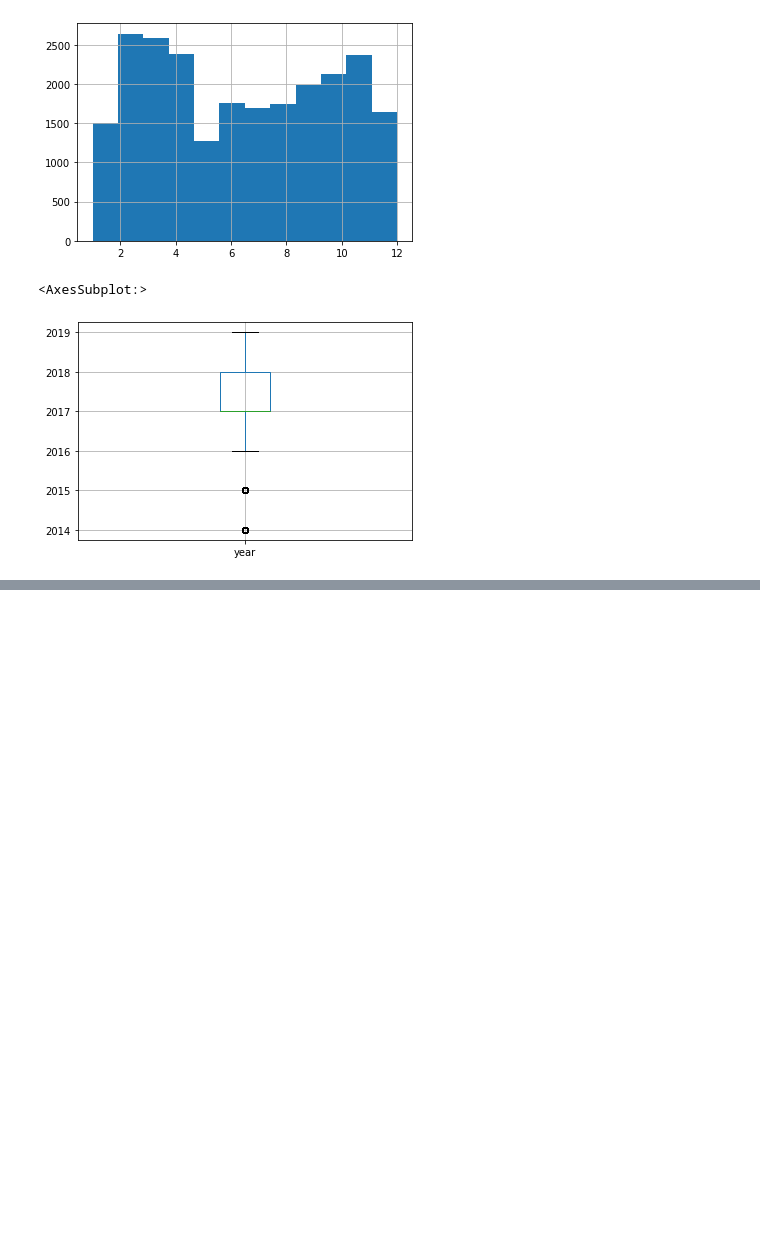
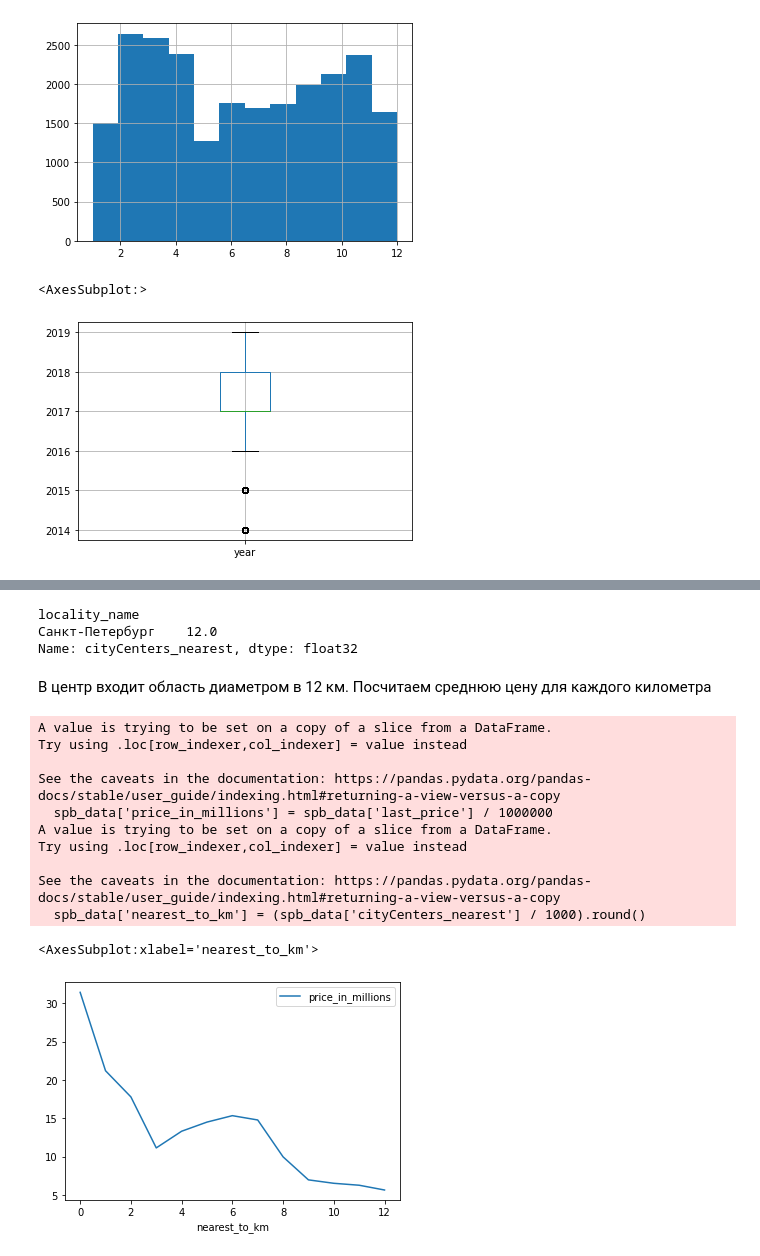
Before and after one commit to versus666jzx/practicum_ds, a Jupyter notebook: market_value_of_real_estate_research/notebooks/market_price.ipynb, the cells around one changed output, grey strips where cells are left out. Cells and saved outputs as stored; diff of their text form; code cells hidden in the pictures; blank space fills up the shorter version.

```diff
--- a/market_value_of_real_estate_research/notebooks/market_price.ipynb
+++ b/market_value_of_real_estate_research/notebooks/market_price.ipynb
@@ -564,0 +596,32 @@ print(f'int8: {2**8}; int16: {2**16}, int32: {2**32}, int64: {2**64}')
+# %%
+(data.query("locality_name == 'Санкт-Петербург'")
+ .pivot_table(index='locality_name', values='cityCenters_nearest', aggfunc='mean')['cityCenters_nearest'] / 1000).round()
+# %% [output]
+locality_name
+Санкт-Петербург    12.0
+Name: cityCenters_nearest, dtype: float32
+# %% [markdown]
+В центр входит область диаметром в 12 км.
+Посчитаем среднюю цену для каждого километра
+# %%
+# выберем объявления по СпБ с квартирами не дальше 12км
+spb_data = data.query("locality_name == 'Санкт-Петербург' and cityCenters_nearest <= 12000")
+# создадим столбец с ценой в млн. р.
+spb_data['price_in_millions'] = spb_data['last_price'] / 1000000
+# создадим столбец с расстоянием до центра в км
+spb_data['nearest_to_km'] = (spb_data['cityCenters_nearest'] / 1000).round()
+# создадим сводную таблицу с средней ценой за каждый км
+spb_data.pivot_table(index='nearest_to_km', values='price_in_millions', aggfunc='mean').plot()
+# %% [output]
+A value is trying to be set on a copy of a slice from a DataFrame.
+Try using .loc[row_indexer,col_indexer] = value instead
+
+See the caveats in the documentation: https://pandas.pydata.org/pandas-docs/stable/user_guide/indexing.html#returning-a-view-versus-a-copy
+  spb_data['price_in_millions'] = spb_data['last_price'] / 1000000
+A value is trying to be set on a copy of a slice from a DataFrame.
+Try using .loc[row_indexer,col_indexer] = value instead
+
+See the caveats in the documentation: https://pandas.pydata.org/pandas-docs/stable/user_guide/indexing.html#returning-a-view-versus-a-copy
+  spb_data['nearest_to_km'] = (spb_data['cityCenters_nearest'] / 1000).round()
+<AxesSubplot:xlabel='nearest_to_km'>
+[figure, added]
```
Also changed, not shown: parts of 17 cells of this notebook.
